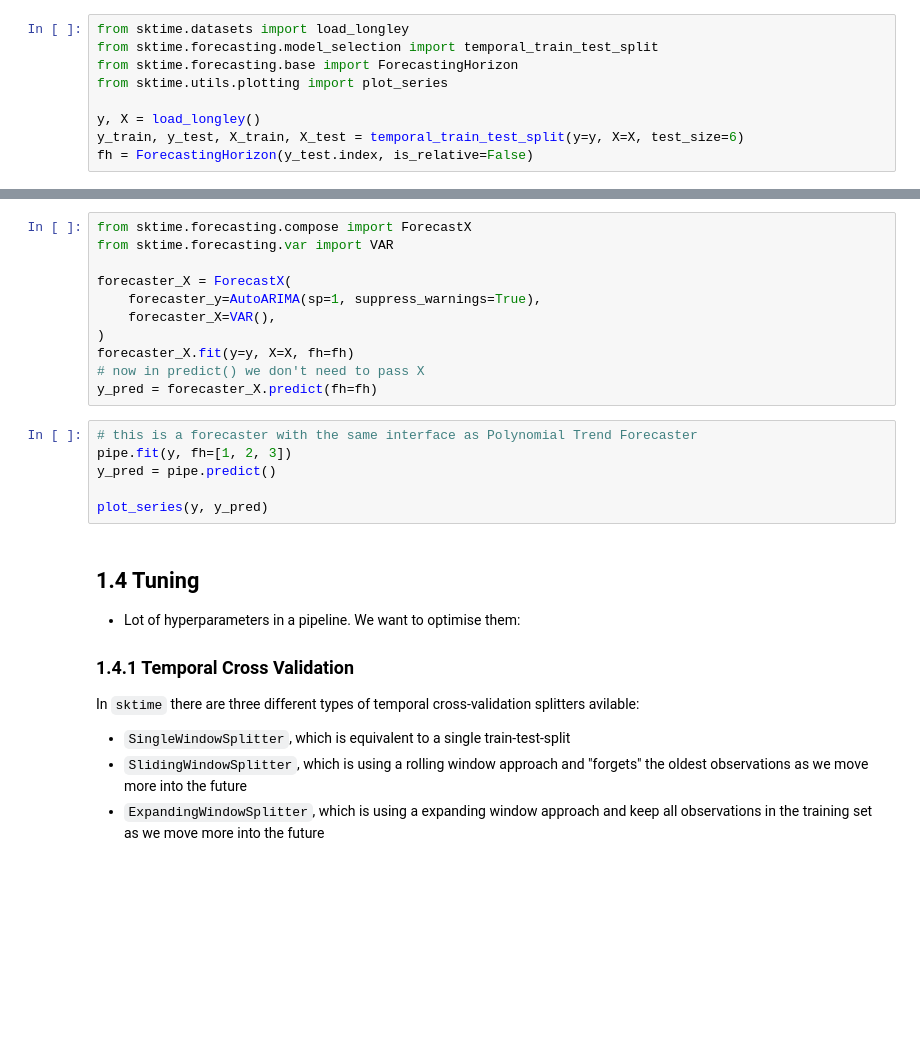
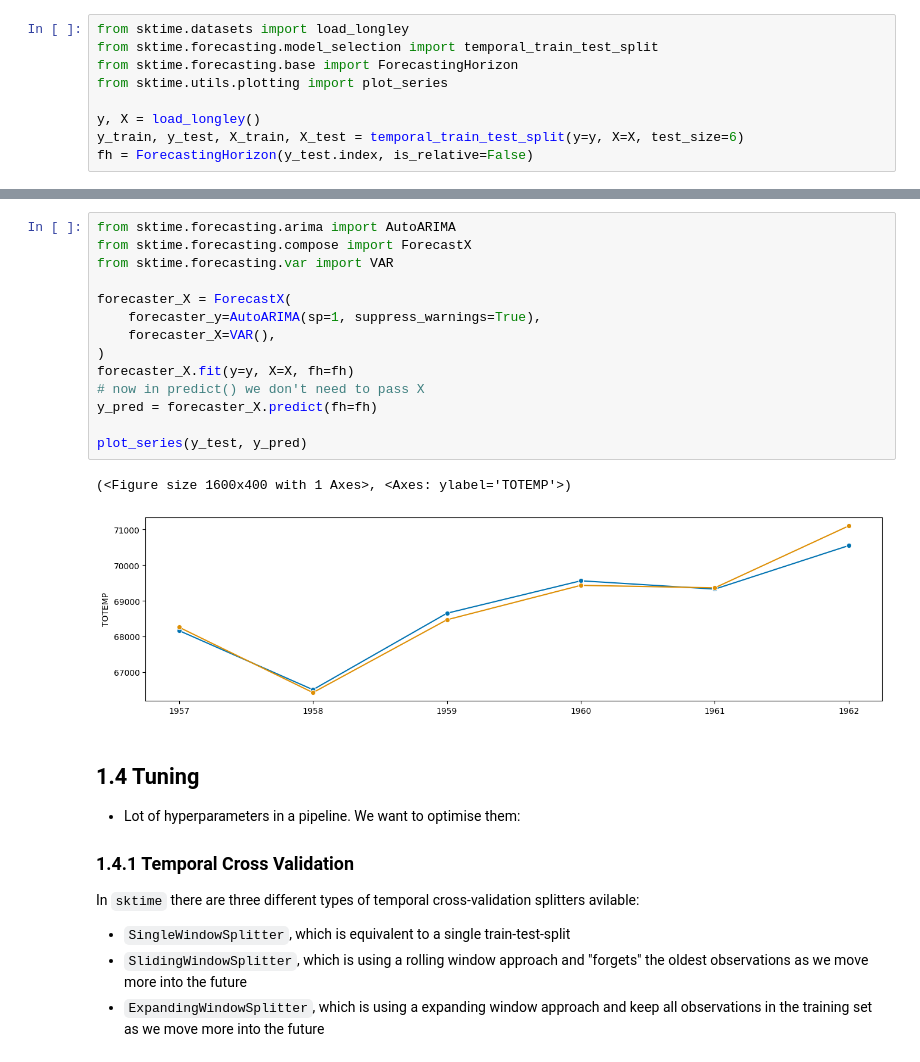
Before and after one commit to sktime/sktime-workshop-pydata-prague-2023, a Jupyter notebook: notebooks/03_transformers_and_pipelines.ipynb, the cells around one changed output, grey strips where cells are left out. Cells and saved outputs as stored; diff of their text form; blank space fills up the shorter version.

```diff
--- a/notebooks/03_transformers_and_pipelines.ipynb
+++ b/notebooks/03_transformers_and_pipelines.ipynb
@@ -511,20 +831,20 @@ X.head()
 # %%
+from sktime.forecasting.arima import AutoARIMA
 from sktime.forecasting.compose import ForecastX
 from sktime.forecasting.var import VAR
 
 forecaster_X = ForecastX(
     forecaster_y=AutoARIMA(sp=1, suppress_warnings=True),
     forecaster_X=VAR(),
 )
 forecaster_X.fit(y=y, X=X, fh=fh)
 # now in predict() we don't need to pass X
 y_pred = forecaster_X.predict(fh=fh)
+
+plot_series(y_test, y_pred)
+# %% [output]
+(<Figure size 1600x400 with 1 Axes>, <Axes: ylabel='TOTEMP'>)
+[figure, added]
-# %%
-# this is a forecaster with the same interface as Polynomial Trend Forecaster
-pipe.fit(y, fh=[1, 2, 3])
-y_pred = pipe.predict()
-
-plot_series(y, y_pred)
 # %% [markdown]
 ## 1.4 Tuning
 * Lot of hyperparameters in a pipeline. We want to optimise them:
```
Also changed, not shown: parts of 60 cells of this notebook.
